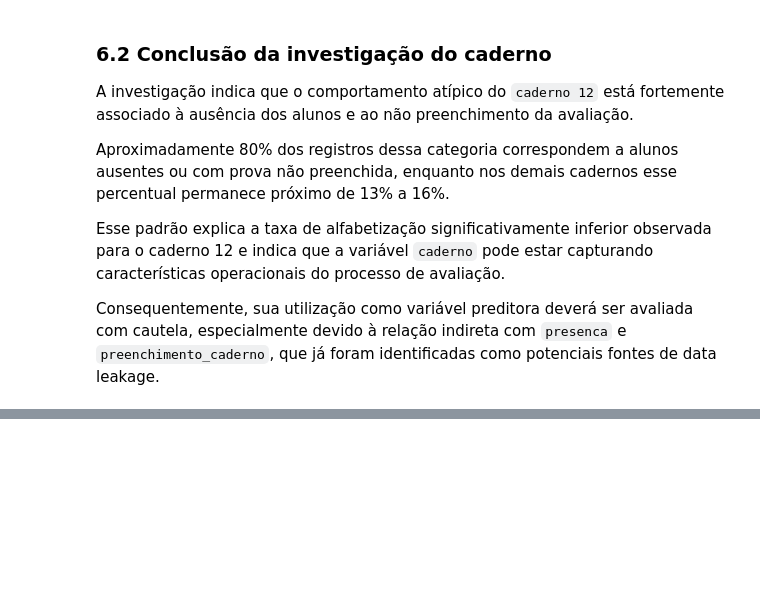
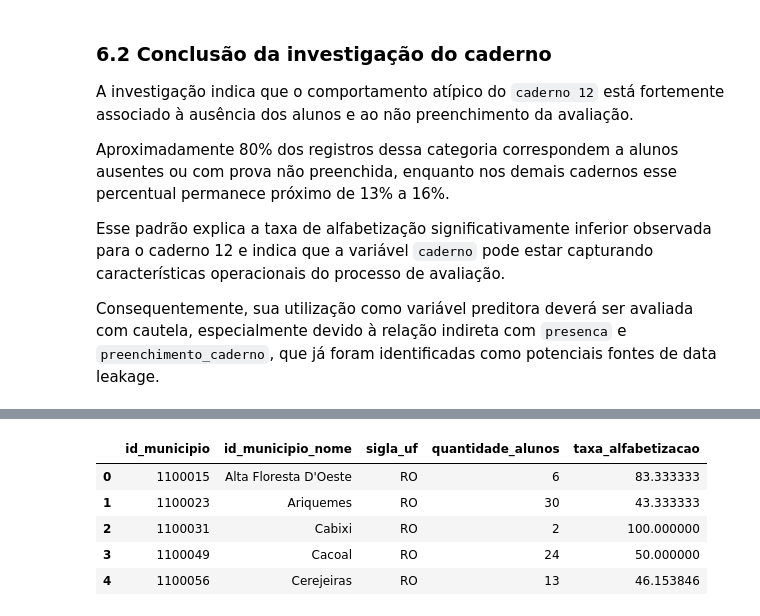
Before and after one commit to RenanTrevelim/tech-challenge-fase3-literacy-ml, a Jupyter notebook: notebooks/02_analise_exploratoria.ipynb, the cells around one changed output, grey strips where cells are left out. Cells and saved outputs as stored; diff of their text form; code cells hidden in the pictures; blank space fills up the shorter version.

```diff
--- a/notebooks/02_analise_exploratoria.ipynb
+++ b/notebooks/02_analise_exploratoria.ipynb
@@ -1102,0 +1116,18 @@ Consequentemente, sua utilização como variável preditora deverá ser avaliada
+# %%
+resumo_municipios = (
+    df_eda.groupby(['id_municipio', 'id_municipio_nome', 'sigla_uf'])
+          .agg(quantidade_alunos=('alfabetizado_bin', 'size'),
+               taxa_alfabetizacao=('alfabetizado_bin', 'mean'))
+          .reset_index()
+)
+
+resumo_municipios['taxa_alfabetizacao'] *= 100
+
+resumo_municipios.head()
+# %% [output]
+|  | id_municipio | id_municipio_nome | sigla_uf | quantidade_alunos | taxa_alfabetizacao |
+| 0 | 1100015 | Alta Floresta D'Oeste | RO | 6 | 83.333333 |
+| 1 | 1100023 | Ariquemes | RO | 30 | 43.333333 |
+| 2 | 1100031 | Cabixi | RO | 2 | 100.000000 |
+| 3 | 1100049 | Cacoal | RO | 24 | 50.000000 |
+| 4 | 1100056 | Cerejeiras | RO | 13 | 46.153846 |
```
Also changed, not shown: parts of 18 cells of this notebook, 2 other files.
